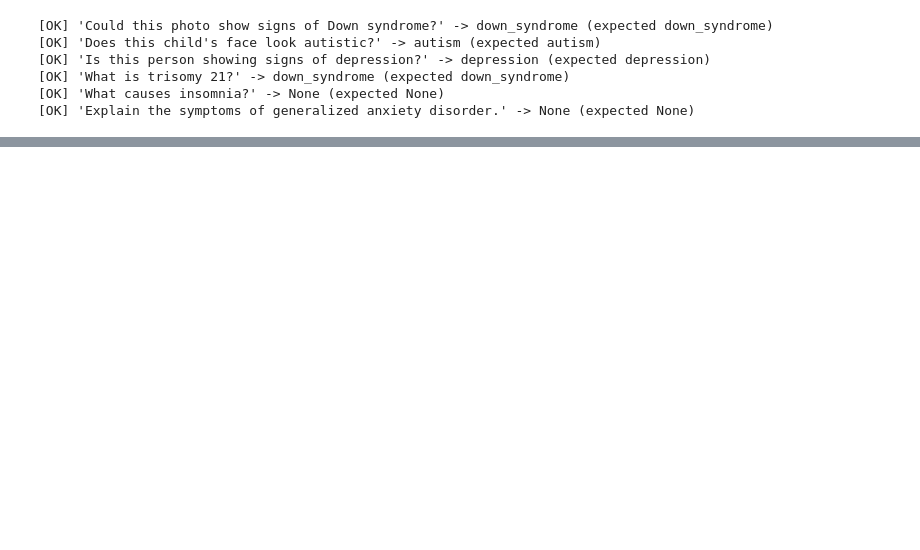
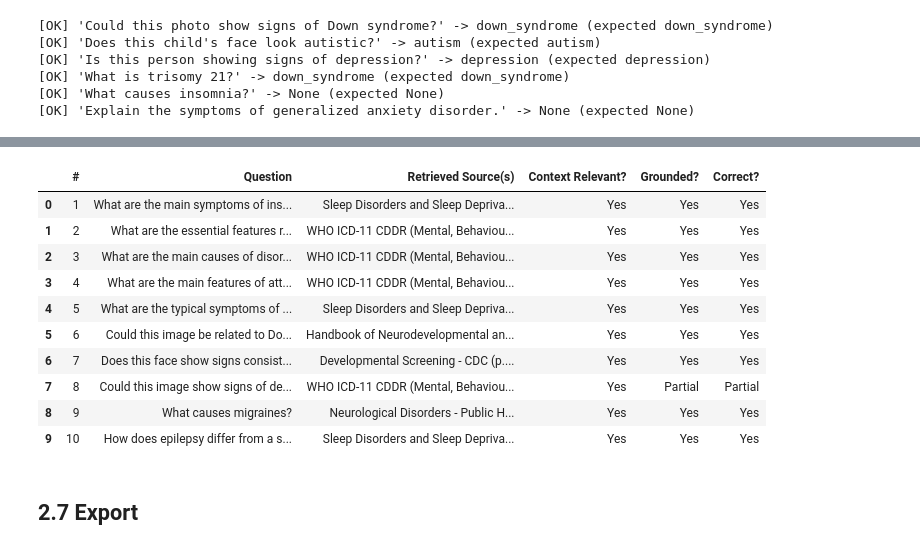
Before and after one commit to janaosmaneng-cyber/RAG-Project, a Jupyter notebook: notebooks/rag_pipeline_consolidated.ipynb, the cells around one changed output, grey strips where cells are left out. Drawn from its saved outputs; the diff is of its cells as text; code cells hidden in the pictures; blank space fills up the shorter version.

```diff
--- a/notebooks/rag_pipeline_consolidated.ipynb
+++ b/notebooks/rag_pipeline_consolidated.ipynb
@@ -2041,7 +2350,7 @@ Overriding model.yaml nc=1000 with nc=2
 Validates each trained model and prints its Top-1 accuracy. This allows the performance of the three classifiers to be compared side by side.
 # %%
 for dataset_name, model in trained_models.items():
-    metrics = model.val() #validate this trained YOLO model
+    metrics = model.val(verbose=False) #validate this trained YOLO model
     print(
         f"{dataset_name}: "
         f"top1 = {metrics.top1:.3f}, "
@@ -2235,0 +2721,3 @@ print(response["response"]) -->
+# %%
+for d in (Path(yolo_dirs["depression"]) / "train").iterdir():
+    print(d.name, len(list(d.glob("*.*"))))
@@ -2371,0 +3089,8 @@ print("\n[Image Analysis]" in prompt)  # should print False — no image section
+# %%
+for i, r in enumerate(eval_results):
+    print(f"\n{'='*100}")
+    print(f"[{i}] Question: {r['question']}")
+    if r['image_used']:
+        print(f"Image: {r['image_used']}  ->  Routing: {r['routing_result']}")
+    print(f"Sources: {r['retrieved_sources']}")
+    print(f"\nAnswer:\n{r['answer']}")
@@ -2371,0 +3115,41 @@ print("\n[Image Analysis]" in prompt)  # should print False — no image section
+# %%
+eval_results[0].update(context_relevant="Yes", grounded="Yes", correct="Yes")   # Insomnia — clean
+eval_results[1].update(context_relevant="Yes", grounded="Yes", correct="Yes")   # GAD — clean
+eval_results[2].update(context_relevant="Yes", grounded="Yes", correct="Yes")   # Intellectual disability causes — clean
+eval_results[3].update(context_relevant="Yes", grounded="Yes", correct="Yes")   # ADHD — clean
+eval_results[4].update(context_relevant="Yes", grounded="Yes", correct="Yes")   # OSA — clean
+eval_results[5].update(context_relevant="Yes", grounded="Yes", correct="Yes")   # Down syndrome image — correct classification, real confidence
+eval_results[6].update(context_relevant="Yes", grounded="Yes", correct="Yes")   # Autism image — correct classification, real confidence
+eval_results[7].update(context_relevant="Yes", grounded="Partial", correct="Partial")  # Depression image — emotion->depression is model inference, not a stated source fact
+eval_results[8].update(context_relevant="Yes", grounded="Yes", correct="Yes")   # Migraine + irrelevant image — X%/phantom-classification bug fix confirmed holding
+eval_results[9].update(context_relevant="Yes", grounded="Yes", correct="Yes")   # Epilepsy vs. provoked seizure — clean, no topic bleed
+# %%
+import pandas as pd
+
+table_rows = []
+for i, r in enumerate(eval_results, start=1):
+    table_rows.append({
+        "#": i,
+        "Question": r["question"][:60] + ("..." if len(r["question"]) > 60 else ""),
+        "Retrieved Source(s)": "; ".join(r["retrieved_sources"][:2]) + ("..." if len(r["retrieved_sources"]) > 2 else ""),
+        "Context Relevant?": r["context_relevant"],
+        "Grounded?": r["grounded"],
+        "Correct?": r["correct"],
+    })
+
+eval_df = pd.DataFrame(table_rows)
+eval_df
+# %% [output]
+|  | # | Question | Retrieved Source(s) | Context Relevant? | Grounded? | Correct? |
+| 0 | 1 | What are the main symptoms of ins... | Sleep Disorders and Sleep Depriva... | Yes | Yes | Yes |
+| 1 | 2 | What are the essential features r... | WHO ICD-11 CDDR (Mental, Behaviou... | Yes | Yes | Yes |
+| 2 | 3 | What are the main causes of disor... | WHO ICD-11 CDDR (Mental, Behaviou... | Yes | Yes | Yes |
+| 3 | 4 | What are the main features of att... | WHO ICD-11 CDDR (Mental, Behaviou... | Yes | Yes | Yes |
+| 4 | 5 | What are the typical symptoms of ... | Sleep Disorders and Sleep Depriva... | Yes | Yes | Yes |
+| 5 | 6 | Could this image be related to Do... | Handbook of Neurodevelopmental an... | Yes | Yes | Yes |
+| 6 | 7 | Does this face show signs consist... | Developmental Screening - CDC (p.... | Yes | Yes | Yes |
+| 7 | 8 | Could this image show signs of de... | WHO ICD-11 CDDR (Mental, Behaviou... | Yes | Partial | Partial |
+| 8 | 9 | What causes migraines? | Neurological Disorders - Public H... | Yes | Yes | Yes |
+| 9 | 10 | How does epilepsy differ from a s... | Sleep Disorders and Sleep Depriva... | Yes | Yes | Yes |
+# %% [markdown]
+## 2.7 Export
```
Also changed, not shown: parts of 30 cells of this notebook, 16 other files.
